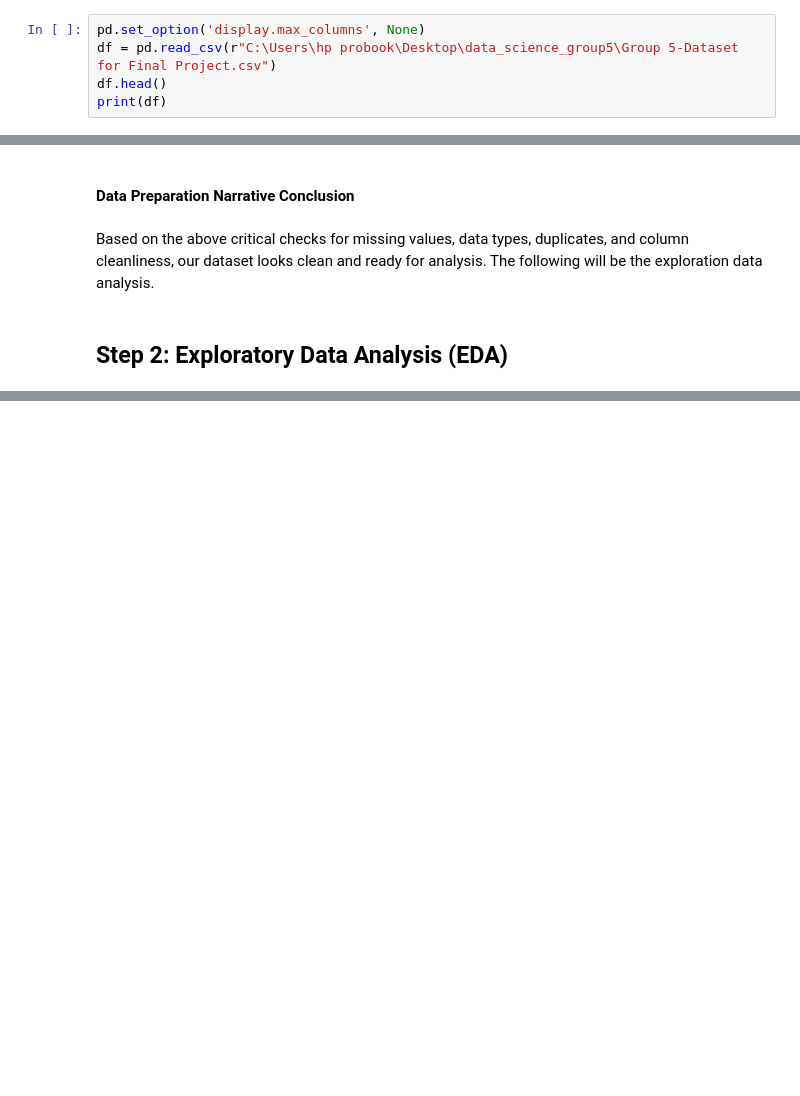
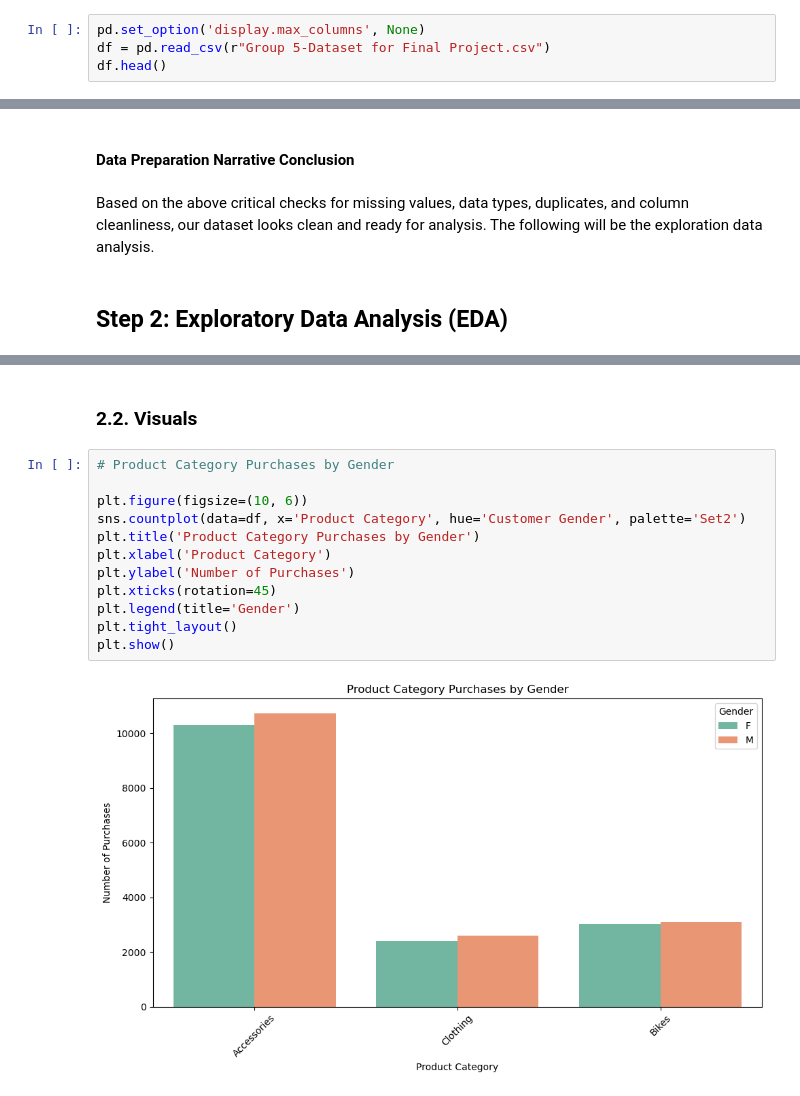
Before and after one commit to NkeCelestin/group5project_datascienceclass, a Jupyter notebook: Final Project Group 5.ipynb, the cells around one changed output, grey strips where cells are left out. Drawn from its saved outputs; the diff is of its cells as text; blank space fills up the shorter version.

```diff
--- a/Final Project Group 5.ipynb
+++ b/Final Project Group 5.ipynb
@@ -25,7 +25,6 @@ pd.set_option('display.max_columns', None)
 pd.set_option('display.width', 1000)
 # %%
 pd.set_option('display.max_columns', None)
-df = pd.read_csv(r"C:\Users\hp probook\Desktop\data_science_group5\Group 5-Dataset for Final Project.csv")
+df = pd.read_csv(r"Group 5-Dataset for Final Project.csv")
 df.head()
-print(df)
 # %% [output]
@@ -167,0 +171,16 @@ Based on the above critical checks for missing values, data types, duplicates, a
+# %% [markdown]
+### 2.2. Visuals
+# %%
+# Product Category Purchases by Gender
+
+plt.figure(figsize=(10, 6))
+sns.countplot(data=df, x='Product Category', hue='Customer Gender', palette='Set2')
+plt.title('Product Category Purchases by Gender')
+plt.xlabel('Product Category')
+plt.ylabel('Number of Purchases')
+plt.xticks(rotation=45)
+plt.legend(title='Gender')
+plt.tight_layout()
+plt.show()
+# %% [output]
+[figure, added]
```
Also changed, not shown: parts of 10 cells of this notebook.
